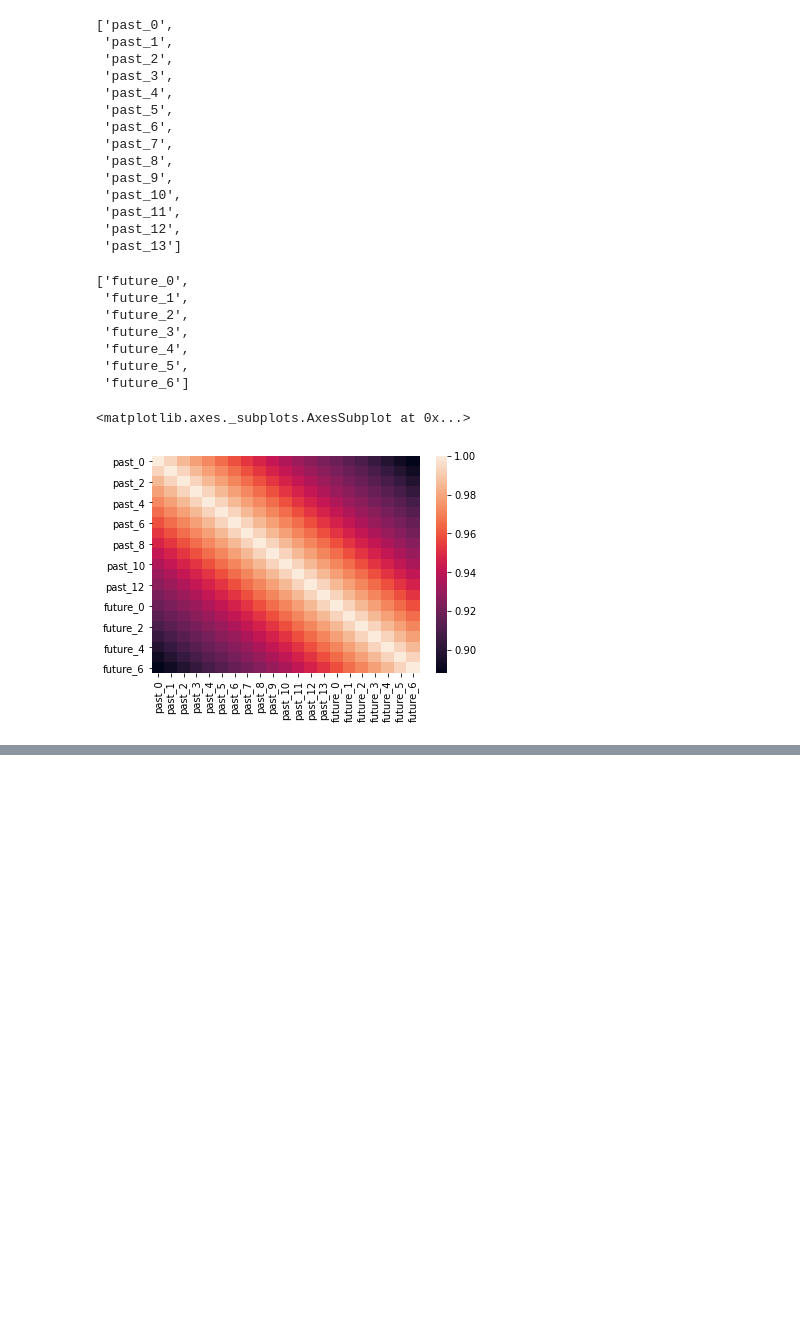
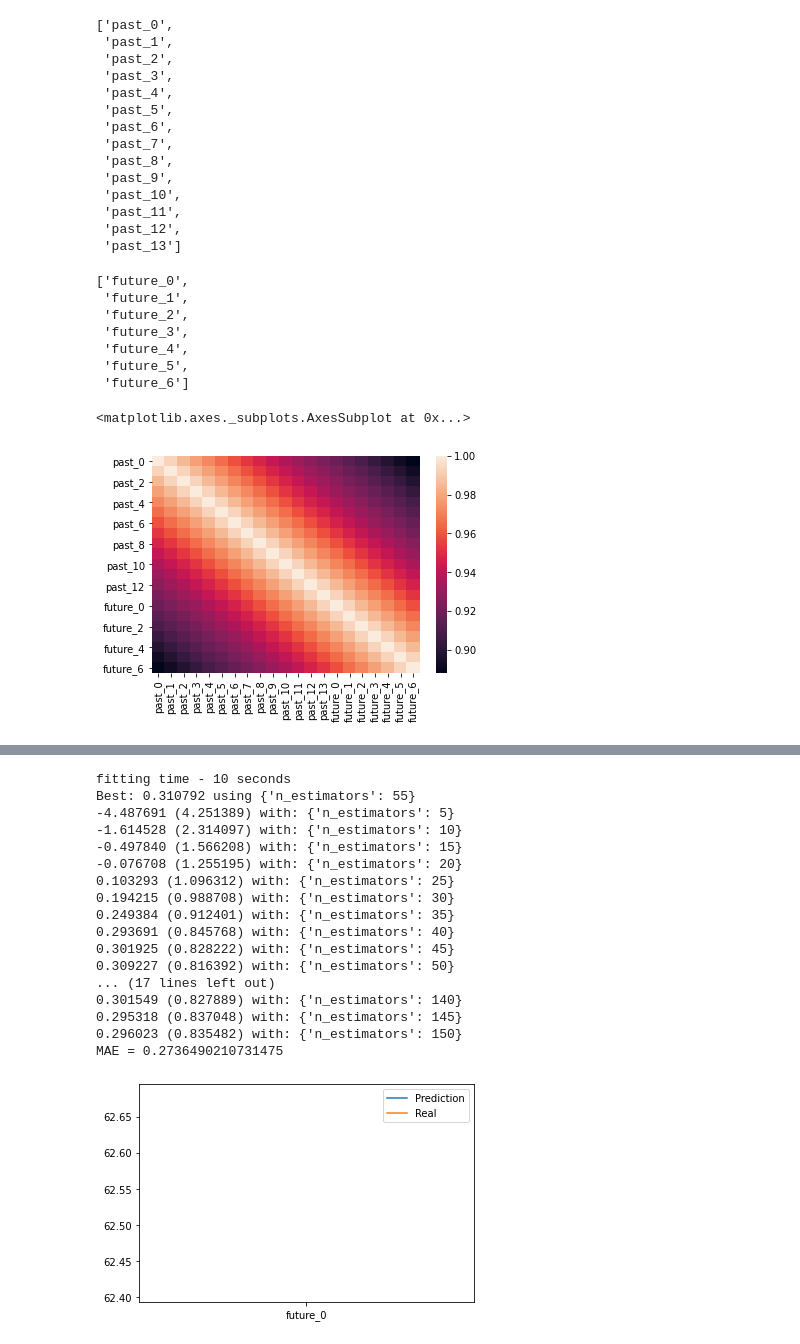
Before and after one commit to mike392/SB_task, a Jupyter notebook: HW_Mikhail_Barsukou.ipynb, the cells around one changed output, grey strips where cells are left out. Saved outputs shown, nothing was run; the diff lists cells and outputs as text; code cells hidden in the pictures; blank space fills up the shorter version.

```diff
--- a/HW_Mikhail_Barsukou.ipynb
+++ b/HW_Mikhail_Barsukou.ipynb
@@ -302,0 +405,54 @@ y.shape
+# %%
+gb_regressor = GradientBoostingRegressor(random_state=42)
+# %%
+# попробуем оптимизировать количество эстиматоров
+params = dict(
+    n_estimators=[x for x in range(5,151, 5)]
+)
+
+# с помощью автоматизированного поиска найдем оптимальную конфигурацию для предиктора
+grid = GridSearchCV(estimator=gb_regressor, param_grid=params, cv=3, verbose=0)
+# посмотреть на время, которое потребуется для поиска оптимальных параметров
+d1 = datetime.now()
+with warnings.catch_warnings():
+    # ignore all caught warnings
+    warnings.filterwarnings("ignore")
+    grid_result = grid.fit(X_upd, Y_upd)
+
+d2 = datetime.now()
+delta = d2 - d1
+print("fitting time - {} seconds".format(delta.seconds))
+
+# вывод наиболее удачной комбинации параметров
+print("Best: %f using %s" % (grid_result.best_score_, grid_result.best_params_))
+means = grid_result.cv_results_['mean_test_score']
+stds = grid_result.cv_results_['std_test_score']
+params = grid_result.cv_results_['params']
+for mean, stdev, param in zip(means, stds, params):
+    print("%f (%f) with: %r" % (mean, stdev, param))
+
+prediction = grid_result.predict(X_test_upd) # Предсказания
+plt.plot(prediction[0], label="Prediction") # График
+plt.plot(Y_test_upd.iloc[0], label="Real")
+plt.legend()
+mae = mean_absolute_error(prediction, Y_test_upd.iloc[0])
+print(f"MAE = {mae}")
+# %% [output]
+fitting time - 10 seconds
+Best: 0.310792 using {'n_estimators': 55}
+-4.487691 (4.251389) with: {'n_estimators': 5}
+-1.614528 (2.314097) with: {'n_estimators': 10}
+-0.497840 (1.566208) with: {'n_estimators': 15}
+-0.076708 (1.255195) with: {'n_estimators': 20}
+0.103293 (1.096312) with: {'n_estimators': 25}
+0.194215 (0.988708) with: {'n_estimators': 30}
+0.249384 (0.912401) with: {'n_estimators': 35}
+0.293691 (0.845768) with: {'n_estimators': 40}
+0.301925 (0.828222) with: {'n_estimators': 45}
+0.309227 (0.816392) with: {'n_estimators': 50}
+... (17 lines left out)
+0.301549 (0.827889) with: {'n_estimators': 140}
+0.295318 (0.837048) with: {'n_estimators': 145}
+0.296023 (0.835482) with: {'n_estimators': 150}
+MAE = 0.2736490210731475
+[figure, added]
```
Also changed, not shown: parts of 12 cells of this notebook.
